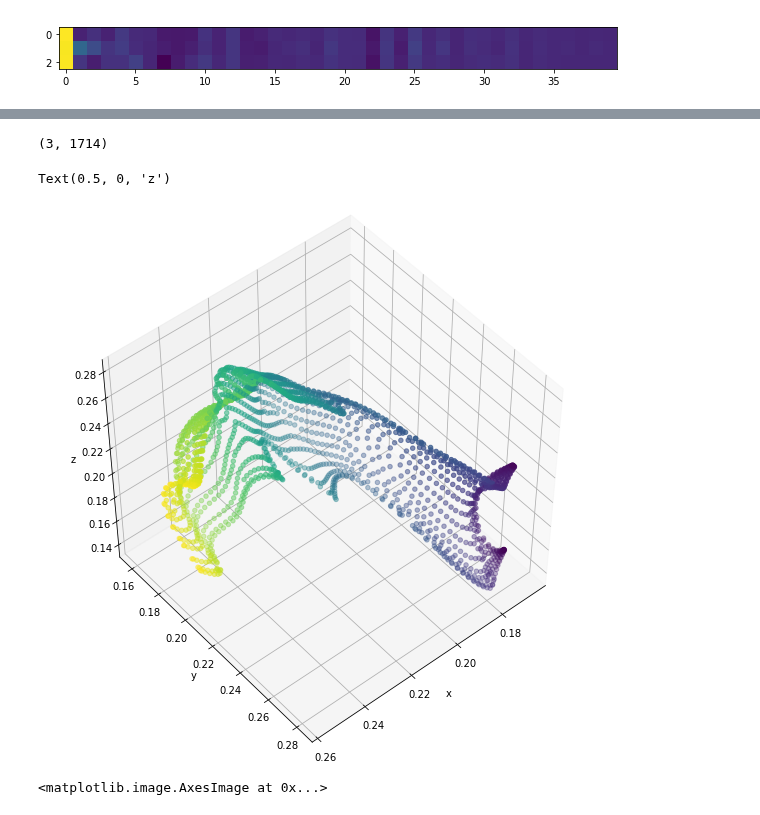
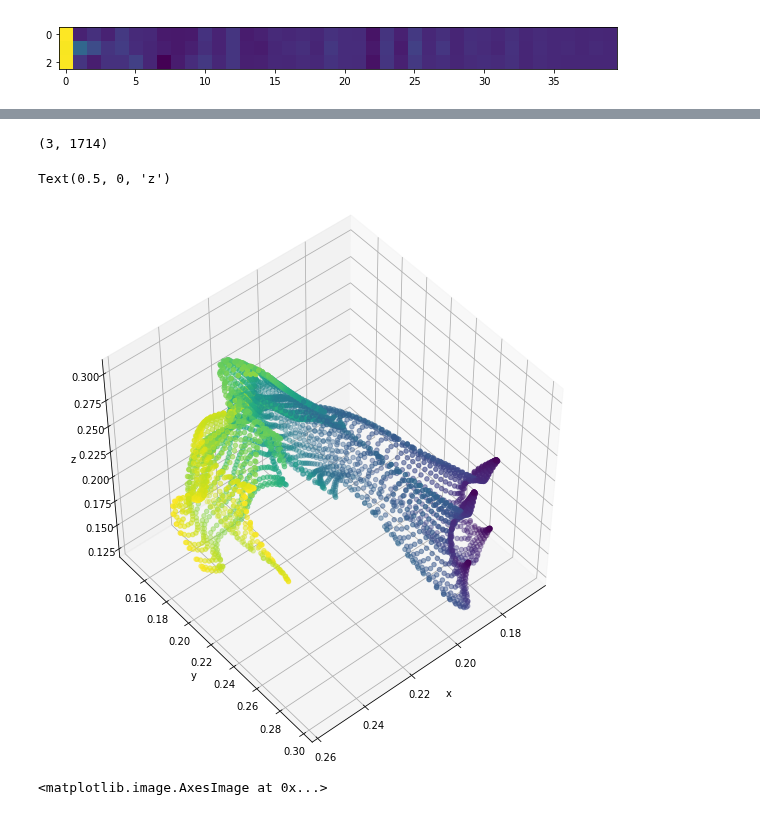
Before and after one commit to abbasloo/dnnAutoEm, a Jupyter notebook: carCrashLBO.ipynb, the cells around one changed output, grey strips where cells are left out. Cells and saved outputs as stored; diff of their text form; code cells hidden in the pictures.

```diff
--- a/carCrashLBO.ipynb
+++ b/carCrashLBO.ipynb
@@ -97,9 +97,13 @@ plt.figure(figsize=(10, 10)); plt.imshow(DATA[0])
 db1 = h5py.File(name1 + data[0], 'r')
 ds1 = db1['shape_xyz']
 ds1 = np.asarray(ds1).astype(np.float32)
+db2 = h5py.File(name1 + data[9], 'r')
+ds2 = db2['shape_xyz']
+ds2 = np.asarray(ds2).astype(np.float32)
 fig = plt.figure(figsize=(10, 10))
 ax = fig.add_subplot(111, projection='3d')
-ax.scatter(ds1[0], ds1[1], ds1[2], c='b', marker='o')
+ax.scatter(ds1[0], ds1[1], ds1[2], c='r', marker='o')
+ax.scatter(ds2[0], ds2[1], ds2[2], c='b', marker='o')
 ax.view_init(50, 50)
 ax.set_xlabel('x')
 ax.set_ylabel('y')
@@ -110,19 +114,23 @@ Text(0.5, 0, 'z')
 # %%
-xyz = np.dot(DATA[0], np.linalg.pinv(ds))
-print (xyz.shape)
-cl = np.linalg.norm(np.abs(xyz - ds1), axis=0)
-cl = (cl-np.amin(cl))/(np.amax(cl)-np.amin(cl))
+xyz1 = np.dot(DATA[0], np.linalg.pinv(ds))
+xyz2 = np.dot(DATA[9], np.linalg.pinv(ds))
+print (xyz1.shape)
+cl1 = np.linalg.norm(np.abs(xyz1 - ds1), axis=0)
+cl1 = (cl1-np.amin(cl1))/(np.amax(cl1)-np.amin(cl1))
+cl2 = np.linalg.norm(np.abs(xyz2 - ds2), axis=0)
+cl2 = (cl2-np.amin(cl2))/(np.amax(cl2)-np.amin(cl2))
 fig = plt.figure(figsize=(10, 10))
 ax = fig.add_subplot(111, projection='3d')
-ax.scatter(xyz[0], xyz[1], xyz[2], c=cl, marker='o')
+ax.scatter(xyz1[0], xyz1[1], xyz1[2], c=cl1, marker='o')
+ax.scatter(xyz2[0], xyz2[1], xyz2[2], c=cl2, marker='o')
 ax.view_init(50, 50)
 ax.set_xlabel('x')
 ax.set_ylabel('y')
 ax.set_zlabel('z')
 # %% [output]
 (3, 1714)
 Text(0.5, 0, 'z')
-[figure, old version]
+[figure, new version]
 # %%
 plt.figure(figsize=(20, 60));
 plt.subplot(1,3,1); plt.imshow(DATA[dim-1])
```
Also changed, not shown: parts of 1 cell of this notebook.
